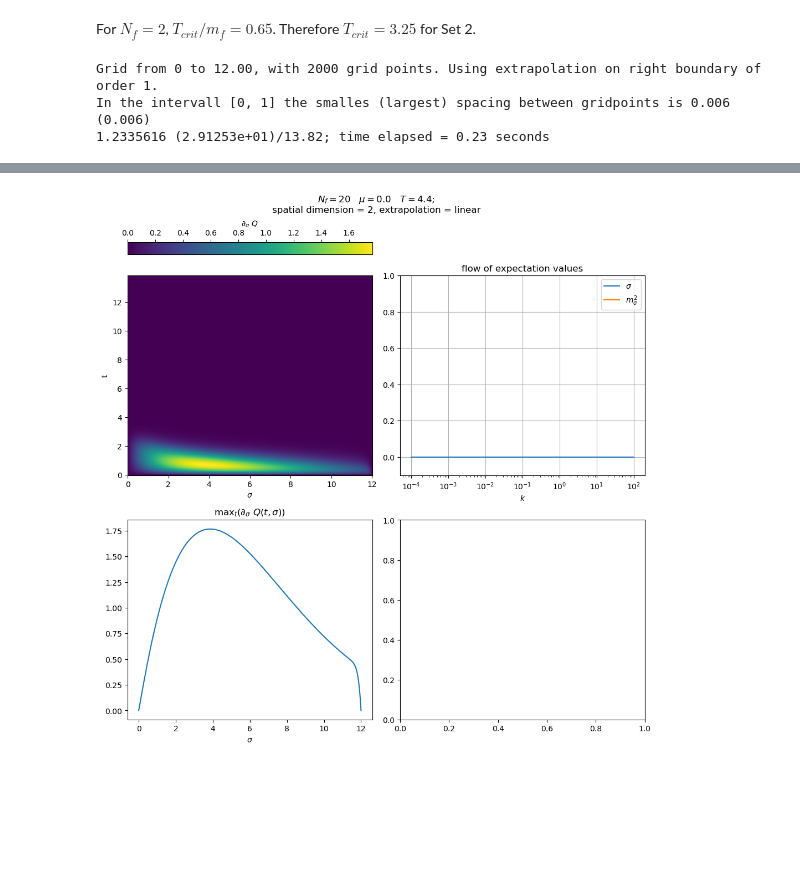
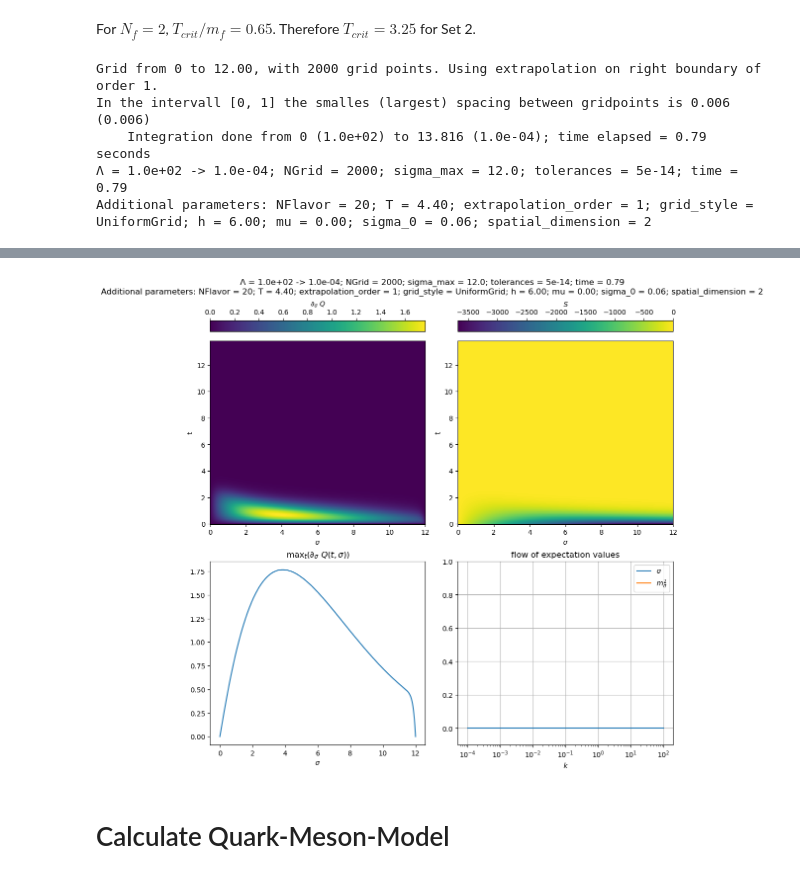
Before and after one commit to keiwanjamaly/sim, a Jupyter notebook: boundary_comparison.ipynb, the cells around one changed output, grey strips where cells are left out. Cells and saved outputs as stored; diff of their text form; code cells hidden in the pictures; blank space fills up the shorter version.

```diff
--- a/boundary_comparison.ipynb
+++ b/boundary_comparison.ipynb
@@ -91,7 +95,7 @@ importlib.reload(int_fun)
 import dataClass #import the module here, so that it can be reloaded.
 importlib.reload(dataClass)
 
-path = './GN-test'
+path = './boundary_tests'
 # %% [markdown]
 ## Set 1.
 # %% [markdown]
@@ -159,8 +158,7 @@ n_flavor = 20
 # n_flavor = np.Inf
 mu = 0.0
 T = 0.1
-path = './'
-tolerance = 1e-14
+tolerance = 5e-14
 
 # configure spatial domain
 n_grid = 1000
@@ -175,7 +173,7 @@ filename = int_fun.generate_filename(
 
 storage_dict = int_fun.storage_dictionary(*args)
 
-flow = Flow.Flow(Lambda, kir, grid, mu, T, filename=filename, initial_condition=int_fun.initial_condition, Q=int_fun.Q, S=int_fun.S,
+flow = Flow.Flow(Lambda, kir, grid, filename=filename, initial_condition=int_fun.initial_condition, Q=int_fun.Q, S=int_fun.S,
             args=args, save_flow_flag=True, console_logging=True, number_of_observables=500, tolerance=tolerance, file_attributes=storage_dict)
 
 print(flow)
@@ -185,14 +183,14 @@ flow.get_observables_for_all_positions()
 location = flow.save(path)
 
 with dataClass.FlowData(location) as f:
-    fig, ((diffPlot, flowObservables), (maxDiff, _)) = plt.subplots(2,2, constrained_layout=True ,figsize=(10,10))
+    fig, ((diffPlot, sourcePlot), (maxDiff, flowObservables)) = plt.subplots(2,2, constrained_layout=True ,figsize=(10,10))
+    print(f)
     f.enter_plot_title(fig)
     f.plot_Q(diffPlot)
+    f.plot_Q(sourcePlot, part="S")
     f.plot_sigma_and_msquare_flow(flowObservables)
     f.plot_max_Q_of_x(maxDiff)
     plt.show()
-# plt.plot(flow.observable_array["t"], flow.observable_array["massSquare"])
-# plt.yscale("log")
 # %% [output]
 Grid from 0 to 6.00, with 1000 grid points. Using extrapolation on right boundary of order 1.
 In the intervall [0, 1] the smalles (largest) spacing between gridpoints is 0.006 (0.006)
@@ -211,8 +210,7 @@ n_flavor = 2
 # n_flavor = np.Inf
 mu = 0.0
 T = 2.0
-path = './'
-tolerance = 1e-14
+tolerance = 5e-14
 
 # configure spatial domain
 n_grid = 2000
@@ -227,7 +225,7 @@ filename = int_fun.generate_filename(
 
 storage_dict = int_fun.storage_dictionary(*args)
 
-flow = Flow.Flow(Lambda, kir, grid, mu, T, filename=filename, initial_condition=int_fun.initial_condition, Q=int_fun.Q, S=int_fun.S,
+flow = Flow.Flow(Lambda, kir, grid, filename=filename, initial_condition=int_fun.initial_condition, Q=int_fun.Q, S=int_fun.S,
             args=args, save_flow_flag=True, console_logging=True, number_of_observables=500, tolerance=tolerance, file_attributes=storage_dict)
 
 print(flow)
@@ -237,14 +235,14 @@ flow.get_observables_for_all_positions()
 location = flow.save(path)
 
 with dataClass.FlowData(location) as f:
-    fig, ((diffPlot, flowObservables), (maxDiff, _)) = plt.subplots(2,2, constrained_layout=True ,figsize=(10,10))
+    fig, ((diffPlot, sourcePlot), (maxDiff, flowObservables)) = plt.subplots(2,2, constrained_layout=True ,figsize=(10,10))
+    print(f)
     f.enter_plot_title(fig)
     f.plot_Q(diffPlot)
+    f.plot_Q(sourcePlot, part="S")
     f.plot_sigma_and_msquare_flow(flowObservables)
     f.plot_max_Q_of_x(maxDiff)
     plt.show()
-# plt.plot(flow.observable_array["t"], flow.observable_array["massSquare"])
-# plt.yscale("log")
 # %% [output]
 Grid from 0 to 12.00, with 2000 grid points. Using extrapolation on right boundary of order 1.
 In the intervall [0, 1] the smalles (largest) spacing between gridpoints is 0.006 (0.006)
@@ -261,8 +260,7 @@ n_flavor = 20
 # n_flavor = np.Inf
 mu = 0.0
 T = 4.4
-path = './'
-tolerance = 1e-14
+tolerance = 5e-14
 
 # configure spatial domain
 n_grid = 2000
@@ -277,7 +275,7 @@ filename = int_fun.generate_filename(
 
 storage_dict = int_fun.storage_dictionary(*args)
 
-flow = Flow.Flow(Lambda, kir, grid, mu, T, filename=filename, initial_condition=int_fun.initial_condition, Q=int_fun.Q, S=int_fun.S,
+flow = Flow.Flow(Lambda, kir, grid, filename=filename, initial_condition=int_fun.initial_condition, Q=int_fun.Q, S=int_fun.S,
             args=args, save_flow_flag=True, console_logging=True, number_of_observables=500, tolerance=tolerance, file_attributes=storage_dict)
 
 print(flow)
@@ -287,13 +285,17 @@ flow.get_observables_for_all_positions()
 location = flow.save(path)
 
 with dataClass.FlowData(location) as f:
-    fig, ((diffPlot, flowObservables), (maxDiff, _)) = plt.subplots(2,2, constrained_layout=True ,figsize=(10,10))
+    fig, ((diffPlot, sourcePlot), (maxDiff, flowObservables)) = plt.subplots(2,2, constrained_layout=True ,figsize=(10,10))
+    print(f)
     f.enter_plot_title(fig)
     f.plot_Q(diffPlot)
+    f.plot_Q(sourcePlot, part="S")
     f.plot_sigma_and_msquare_flow(flowObservables)
     f.plot_max_Q_of_x(maxDiff)
     plt.show()
 # %% [output]
 Grid from 0 to 12.00, with 2000 grid points. Using extrapolation on right boundary of order 1.
 In the intervall [0, 1] the smalles (largest) spacing between gridpoints is 0.006 (0.006)
-1.2335616 (2.91253e+01)/13.82; time elapsed = 0.23 seconds
+    Integration done from 0 (1.0e+02) to 13.816 (1.0e-04); time elapsed = 0.79 seconds
+Λ = 1.0e+02 -> 1.0e-04; NGrid = 2000; sigma_max = 12.0; tolerances = 5e-14; time = 0.79
+Additional parameters: NFlavor = 20; T = 4.40; extrapolation_order = 1; grid_style = UniformGrid; h = 6.00; mu = 0.00; sigma_0 = 0.06; spatial_dimension = 2
@@ -301 +302,3 @@ In the intervall [0, 1] the smalles (largest) spacing between gridpoints is 0.00
-[figure, old version]
+[figure, new version]
+# %% [markdown]
+# Calculate Quark-Meson-Model
```
Also changed, not shown: parts of 8 cells of this notebook, 7 other files.
